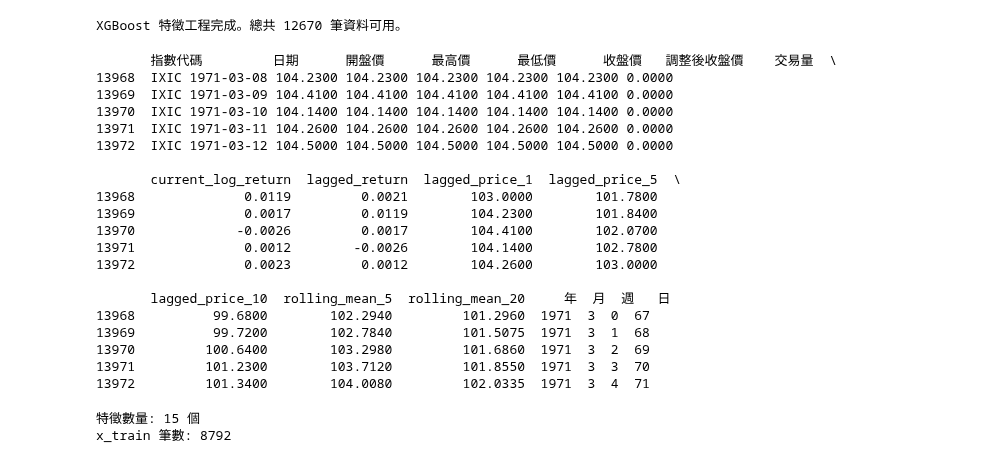
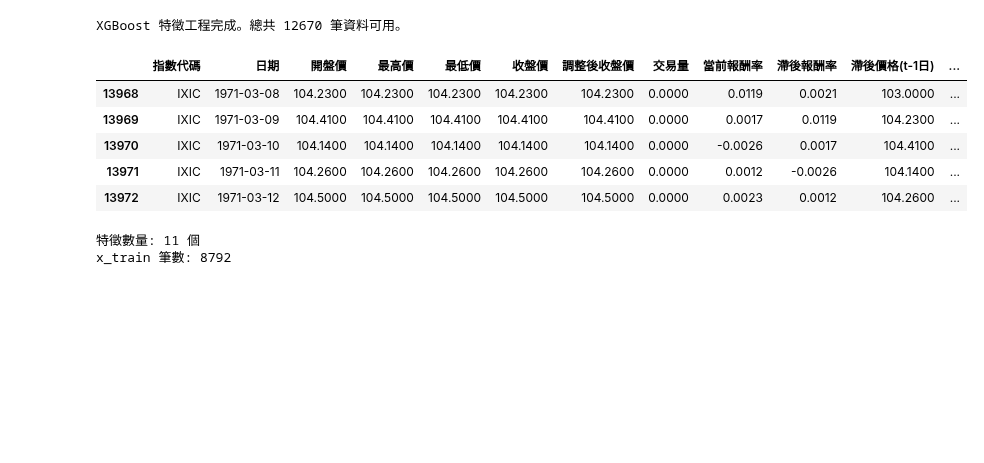
Before and after one commit to GaudiKao/learn-python-by-doing, a Jupyter notebook: Data_Structures&Alogrithms/證券交易所數據分類指數分析XGB.ipynb, the cells around one changed output. Cells and saved outputs as stored; diff of their text form; code cells hidden in the pictures; blank space fills up the shorter version.

```diff
--- a/Data_Structures&Alogrithms/證券交易所數據分類指數分析XGB.ipynb
+++ b/Data_Structures&Alogrithms/證券交易所數據分類指數分析XGB.ipynb
@@ -147,28 +147,18 @@ print(f"XGBoost 特徵工程完成。總共 {len(df_ixic2)} 筆資料可用。")
 # %% [output]
 XGBoost 特徵工程完成。總共 12670 筆資料可用。
 # %%
-print(df_ixic2.head())
+# 調整欄位名稱
+df_ixic2.columns = ['指數代碼', '日期', '開盤價', '最高價', '最低價', '收盤價', '調整後收盤價', '交易量',
+                    '當前報酬率', '滯後報酬率', '滯後價格(t-1日)', '滯後價格(t-5日)', '滯後價格(t-10日)',
+                    '移動平均值(5日)', '移動平均值(10日)', '年', '月', '週', '日']
+display(df_ixic2.head())
 # %% [output]
-       指數代碼         日期      開盤價      最高價      最低價      收盤價   調整後收盤價    交易量  \
-13968  IXIC 1971-03-08 104.2300 104.2300 104.2300 104.2300 104.2300 0.0000
-13969  IXIC 1971-03-09 104.4100 104.4100 104.4100 104.4100 104.4100 0.0000
-13970  IXIC 1971-03-10 104.1400 104.1400 104.1400 104.1400 104.1400 0.0000
-13971  IXIC 1971-03-11 104.2600 104.2600 104.2600 104.2600 104.2600 0.0000
-13972  IXIC 1971-03-12 104.5000 104.5000 104.5000 104.5000 104.5000 0.0000
-
-       current_log_return  lagged_return  lagged_price_1  lagged_price_5  \
-13968              0.0119         0.0021        103.0000        101.7800
-13969              0.0017         0.0119        104.2300        101.8400
-13970             -0.0026         0.0017        104.4100        102.0700
-13971              0.0012        -0.0026        104.1400        102.7800
-13972              0.0023         0.0012        104.2600        103.0000
-
-       lagged_price_10  rolling_mean_5  rolling_mean_20     年  月  週   日
-13968          99.6800        102.2940         101.2960  1971  3  0  67
-13969          99.7200        102.7840         101.5075  1971  3  1  68
-13970         100.6400        103.2980         101.6860  1971  3  2  69
-13971         101.2300        103.7120         101.8550  1971  3  3  70
-13972         101.3400        104.0080         102.0335  1971  3  4  71
+|  | 指數代碼 | 日期 | 開盤價 | 最高價 | 最低價 | 收盤價 | 調整後收盤價 | 交易量 | 當前報酬率 | 滯後報酬率 | 滯後價格(t-1日) | ... |
+| 13968 | IXIC | 1971-03-08 | 104.2300 | 104.2300 | 104.2300 | 104.2300 | 104.2300 | 0.0000 | 0.0119 | 0.0021 | 103.0000 | ... |
+| 13969 | IXIC | 1971-03-09 | 104.4100 | 104.4100 | 104.4100 | 104.4100 | 104.4100 | 0.0000 | 0.0017 | 0.0119 | 104.2300 | ... |
+| 13970 | IXIC | 1971-03-10 | 104.1400 | 104.1400 | 104.1400 | 104.1400 | 104.1400 | 0.0000 | -0.0026 | 0.0017 | 104.4100 | ... |
+| 13971 | IXIC | 1971-03-11 | 104.2600 | 104.2600 | 104.2600 | 104.2600 | 104.2600 | 0.0000 | 0.0012 | -0.0026 | 104.1400 | ... |
+| 13972 | IXIC | 1971-03-12 | 104.5000 | 104.5000 | 104.5000 | 104.5000 | 104.5000 | 0.0000 | 0.0023 | 0.0012 | 104.2600 | ... |
 # %%
 # 切分數據並定義 X, Y
 # 日期分割
@@ -183,7 +173,7 @@ validation_df = df_ixic2[(df_ixic2['日期'] <= validation_end_date) & (df_ixic2
 
 # 定義特徵欄位
 # 排除 ds (日期), Adj Close (目標), current_log_return (未來資訊), 指數代碼
-exclude_cols = ['指數代碼', '日期', '調整後收盤價', '指數代碼', 'current_log_return']
+exclude_cols = ['指數代碼', '日期', '調整後收盤價', '開盤價', '收盤價', '最高價', '最低價', '指數代碼', '當前報酬率']
 feature_cols = [col for col in train_df.columns if col not in exclude_cols]
 
 # 定義 X 和 Y
@@ -196,7 +186,7 @@ y_val = validation_df['調整後收盤價']
 print(f"特徵數量: {len(feature_cols)} 個")
 print(f"x_train 筆數: {len(x_train)}")
 # %% [output]
-特徵數量: 15 個
+特徵數量: 11 個
 x_train 筆數: 8792
 # %%
 import xgboost as xgb
```
Also changed, not shown: parts of 3 cells of this notebook.
